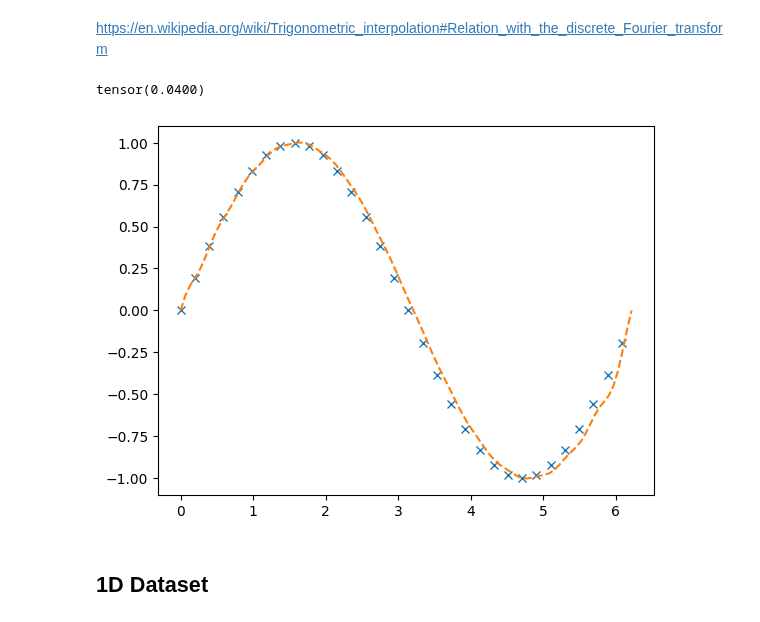
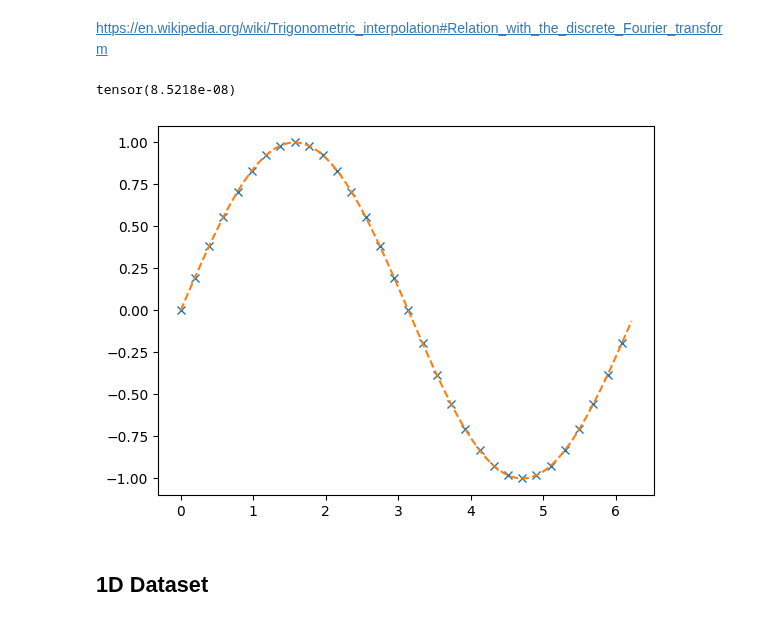
Before and after one commit to aai-institute/continuiti, a Jupyter notebook: examples/fourierneuraloperator.ipynb, the cells around one changed output. Saved outputs shown, nothing was run; the diff lists cells and outputs as text; code cells hidden in the pictures.

```diff
--- a/examples/fourierneuraloperator.ipynb
+++ b/examples/fourierneuraloperator.ipynb
@@ -23,25 +23,22 @@ https://en.wikipedia.org/wiki/Trigonometric_interpolation#Relation_with_the_disc
 # %%
 # https://en.wikipedia.org/wiki/Trigonometric_interpolation#Relation_with_the_discrete_Fourier_transform
 
 N = 32
 x = 2 * torch.pi * torch.arange(N) / N
-# x = 2 * torch.pi * torch.linspace(0, 1, N)
 u = torch.sin(x)
-
 plt.plot(x, u, 'x')
 
-f = torch.fft.rfft(u[:-1], norm="forward") # assume u is periodic (last entry does not matter)
+f = torch.fft.rfft(u, norm="forward")
 
 N2 = 100
 x2 = 2 * torch.pi * torch.arange(N2) / N2
-# x2 = 2 * torch.pi * torch.linspace(0, 1, N2)
-u2 = torch.fft.irfft(f, n=N2-1, norm="forward")
-u2 = torch.cat((u2, u2[:1])) # output is periodic
+u2 = torch.fft.irfft(f, n=N2, norm="forward")
+
 plt.plot(x2, u2, "--")
 print(torch.mean(torch.abs(u2 - torch.sin(x2))))
 # %% [output]
-tensor(0.0400)
+tensor(8.5218e-08)
-[figure, old version]
+[figure, new version]
 # %% [markdown]
 ## 1D Dataset
 # %%
```
Also changed, not shown: parts of 2 cells of this notebook, 3 other files.
